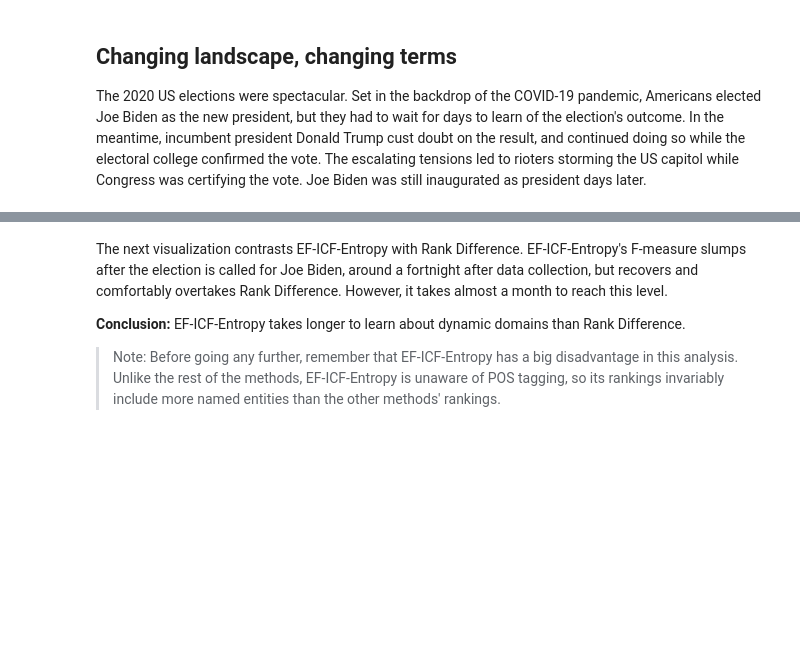
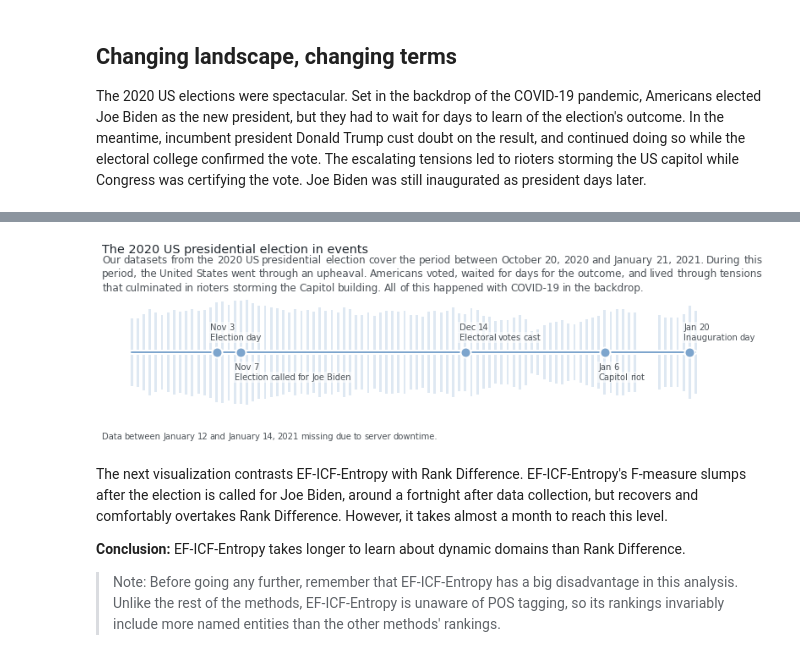
Before and after one commit to NicholasMamo/phd-data, a Jupyter notebook: chapter-4/section-4.5/notebooks/elections-dynamic.ipynb, the cells around one changed output, grey strips where cells are left out. Cells and saved outputs as stored; diff of their text form; code cells hidden in the pictures; blank space fills up the shorter version.

```diff
--- a/chapter-4/section-4.5/notebooks/elections-dynamic.ipynb
+++ b/chapter-4/section-4.5/notebooks/elections-dynamic.ipynb
@@ -18,8 +18,10 @@ import math
 import matplotlib.pyplot as plt
 from matplotlib.patches import Polygon
 import matplotlib.patheffects as pe
+import numpy as np
 import os
 import pandas as pd
+from scipy.interpolate import make_interp_spline
 import sys
 import re
 
@@ -30,6 +32,8 @@ from multiplex import drawable
 
 resultsdir = os.path.expanduser('~/DATA/c4-ate/elections/analyses/progression-verified/results-states-new-ap')
 datadir = os.path.expanduser('~/DATA/c4-ate/elections/analyses/progression-verified')
+idf_dir = os.path.expanduser('~/DATA/c4-ate/elections/eval-data/idf')
+data = os.path.join(os.getcwd(), '../data/dataset-statistics-us-election.csv')
 # %% [markdown]
 Next, we load all of the data.
 To analyze progression, we apply each method from day 1 until day _n_.
@@ -162,3 +184,50 @@ viz.savefig('../exports/4.4-election-timeline.png', dpi=300, bbox_inches='tight'
+# %%
+# draw the visualization
+figure = plt.figure(figsize=(14, 2.5))
+viz = drawable.Drawable(figure)
+
+# draw the background
+x, y = tdf.index, tdf.Size
+y = y / y.max()
+spline = make_interp_spline(x, y)
+_x = np.linspace(x.min(), x.max(), 500)
+_y = spline(_x)
+# viz.fill_between(_x, _y, -_y, color='C1', alpha=0.25, linewidth=0)
+# viz.fill_between(_x, _y, -_y, color='C4', alpha=0.5, linewidth=0, hatch='|||', edgecolor='C1')
+viz.bar(x, y, color='C1', alpha=0.25, align='center', width=0.4)
+viz.bar(x, -y, color='C1', alpha=0.25, align='center', width=0.4)
+
+# draw the foreground
+viz.draw_time_series(tdf.index, [ 0 ] * len(tdf), color='C1', **style)
+
+# draw the annotations
+annotation_style['va'] = 'top'
+for i, row in tdf[~tdf.Notes.isna()].iterrows():
+    viz.plot(i, 0, color='C1', **marker_style)
+    annotation_style['va'] = 'top' if annotation_style['va'] == 'bottom' else 'bottom'
+    pos_x = (i - 1, i + 20)
+    if annotation_style['va'] == 'top':
+        offset_y = -0.2
+        viz.annotate(f"{ row.Date.strftime('%b %-d') }", pos_x, 0 + offset_y, **annotation_style)
+        viz.annotate(row.Notes, pos_x, 0 + offset_y * 2, **annotation_style)
+    else:
+        offset_y = 0.2
+        viz.annotate(f"{ row.Date.strftime('%b %-d') }", pos_x, 0 + offset_y * 2, **annotation_style)
+        viz.annotate(row.Notes, pos_x, 0 + offset_y, **annotation_style)
+
+viz.axis(False)
+xlim = viz.get_xlim()
+viz.set_xlim(xlim[0], max(xlim[1], tdf[~tdf.Notes.isna()].index.max() + 12))
+viz.set_title("The 2020 US presidential election in events", loc='left')
+viz.set_caption(f"""Our datasets from the 2020 US presidential election cover the period between { re.sub('^0', '', dates[0].strftime("%B %d, %Y")) } and { re.sub('^0', '', dates[-1].strftime("%B %d, %Y")) }.
+                    During this period, the United States went through an upheaval.
+                    Americans voted, waited for days for the outcome, and lived through tensions that culminated in rioters storming the Capitol building.
+                    All of this happened with COVID-19 in the backdrop.""",
+                align='justify')
+viz.set_footnote("Data between January 12 and January 14, 2021 missing due to server downtime.")
+viz.savefig('../exports/4.4-election-timeline.png', dpi=300, bbox_inches='tight')
+# %% [output]
+[figure, added]
 # %% [markdown]
 The next visualization contrasts EF-ICF-Entropy with Rank Difference.
 EF-ICF-Entropy's F-measure slumps after the election is called for Joe Biden, around a fortnight after data collection, but recovers and comfortably overtakes Rank Difference.
```
Also changed, not shown: parts of 16 cells of this notebook, 12 other files.
